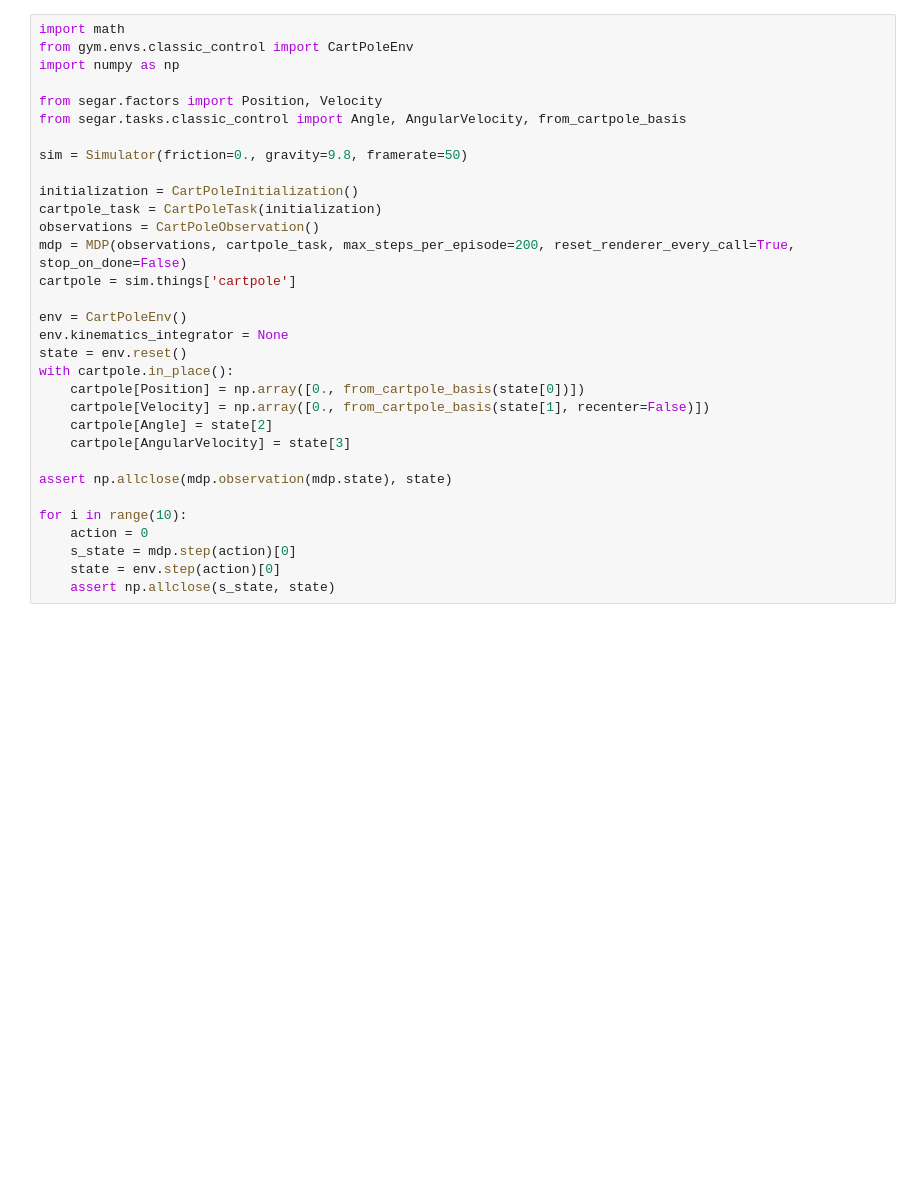
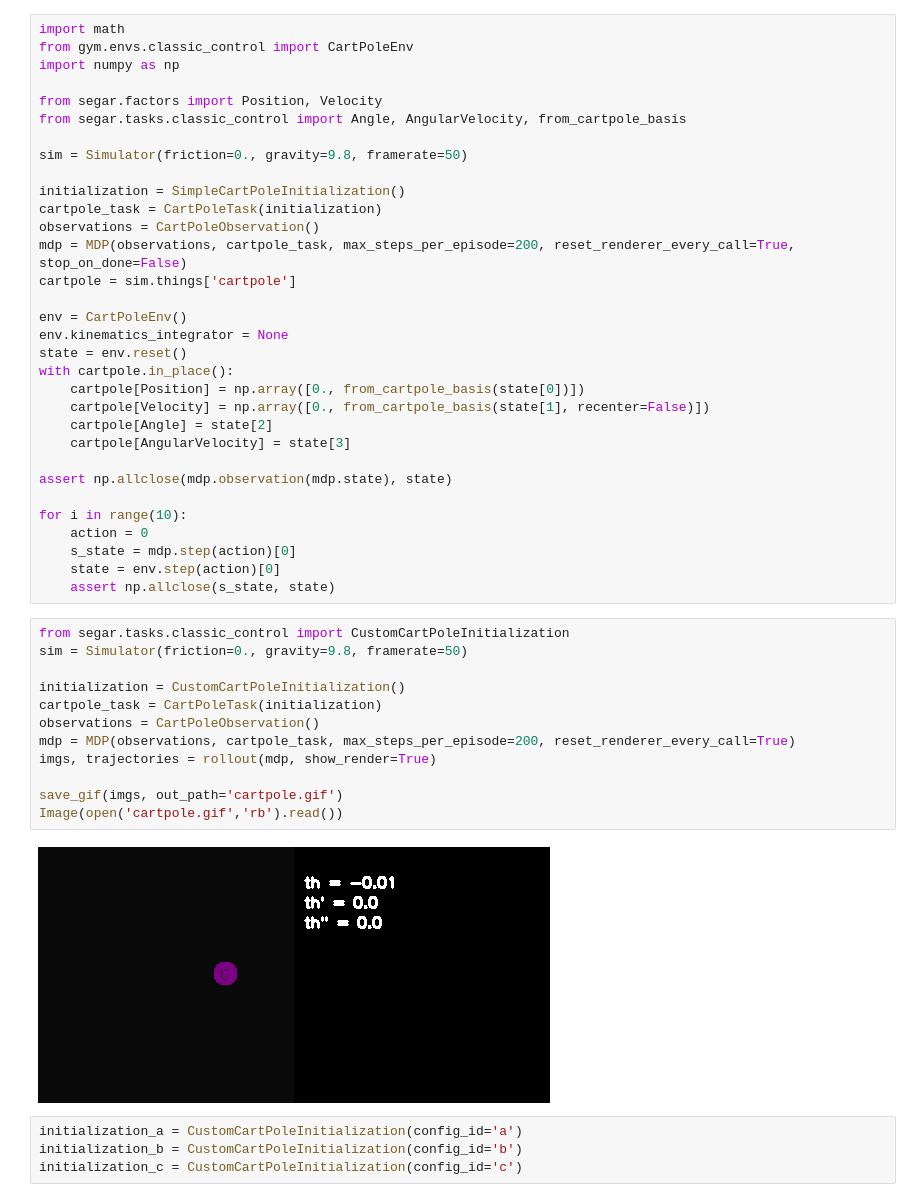
Before and after one commit to microsoft/segar, a Jupyter notebook: notebooks/cartpole_example.ipynb, the cells around one changed output. Saved outputs shown, nothing was run; the diff lists cells and outputs as text; blank space fills up the shorter version.

```diff
--- a/notebooks/cartpole_example.ipynb
+++ b/notebooks/cartpole_example.ipynb
@@ -30,7 +30,7 @@ from segar.tasks.classic_control import Angle, AngularVelocity, from_cartpole_ba
 
 sim = Simulator(friction=0., gravity=9.8, framerate=50)
 
-initialization = CartPoleInitialization()
+initialization = SimpleCartPoleInitialization()
 cartpole_task = CartPoleTask(initialization)
 observations = CartPoleObservation()
 mdp = MDP(observations, cartpole_task, max_steps_per_episode=200, reset_renderer_every_call=True, stop_on_done=False)
@@ -52,3 +52,21 @@ for i in range(10):
     s_state = mdp.step(action)[0]
     state = env.step(action)[0]
     assert np.allclose(s_state, state)
+# %%
+from segar.tasks.classic_control import CustomCartPoleInitialization
+sim = Simulator(friction=0., gravity=9.8, framerate=50)
+
+initialization = CustomCartPoleInitialization()
+cartpole_task = CartPoleTask(initialization)
+observations = CartPoleObservation()
+mdp = MDP(observations, cartpole_task, max_steps_per_episode=200, reset_renderer_every_call=True)
+imgs, trajectories = rollout(mdp, show_render=True)
+
+save_gif(imgs, out_path='cartpole.gif')
+Image(open('cartpole.gif','rb').read())
+# %% [output]
+[figure, added]
+# %%
+initialization_a = CustomCartPoleInitialization(config_id='a')
+initialization_b = CustomCartPoleInitialization(config_id='b')
+initialization_c = CustomCartPoleInitialization(config_id='c')
```
Also changed, not shown: parts of 3 cells of this notebook, 6 other files.
